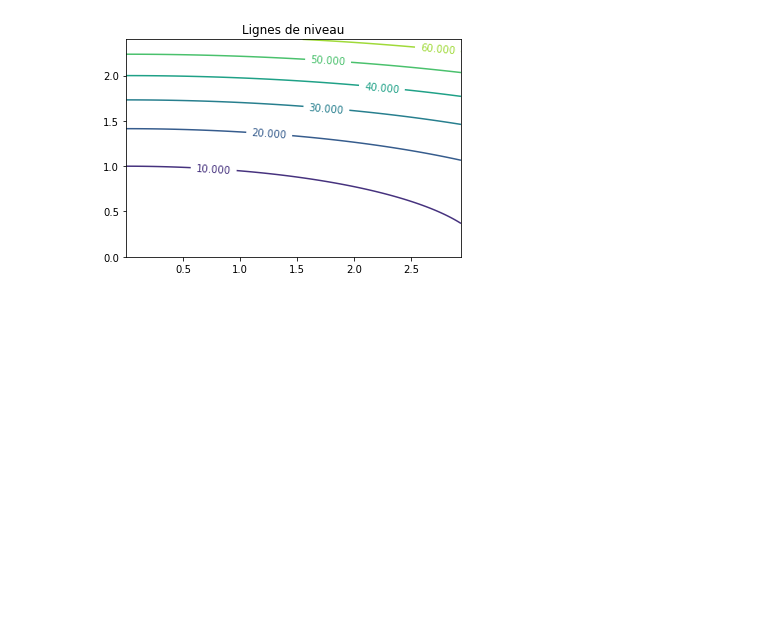
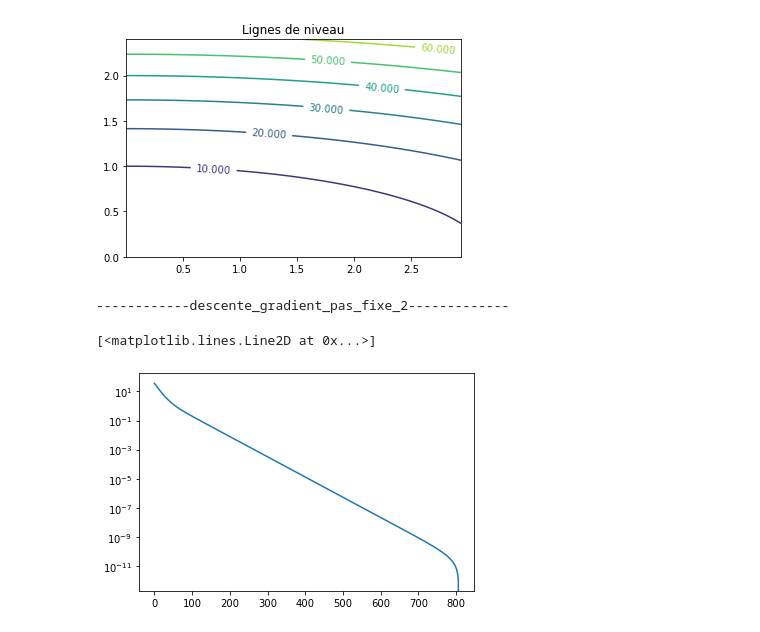
Before and after one commit to SeyfGoumeida/Projet_fin_d-tude_optimisation_algorithmique, a Jupyter notebook: Solution/PFE.ipynb, the cells around one changed output. Saved outputs shown, nothing was run; the diff lists cells and outputs as text; code cells hidden in the pictures; blank space fills up the shorter version.

```diff
--- a/Solution/PFE.ipynb
+++ b/Solution/PFE.ipynb
@@ -309,3 +309,19 @@ valeur du minimum sur la grille :  2.3586441497702193e-11
 position du minimiseur : ( 4.856587433342696e-06 , 4.367513634912215e-22 )
 [figure]
 [figure]
+# %%
+import matplotlib.pyplot as plt
+
+#---------   descente_gradient_pas_fixe_2 de f1 -------------
+X = XVector(3, 3)
+print("------------descente_gradient_pas_fixe_2-------------")
+X, f1X = descente_gradient_pas_fixe_2(f1, X)
+
+X1min=X[-1]['x1']
+X2min=X[-1]['x2']
+
+plt.semilogy(f1X['Y']-f1(X1min,X2min))
+# %% [output]
+------------descente_gradient_pas_fixe_2-------------
+[<matplotlib.lines.Line2D at 0x...>]
+[figure, added]
```
Also changed, not shown: parts of 2 cells of this notebook.
